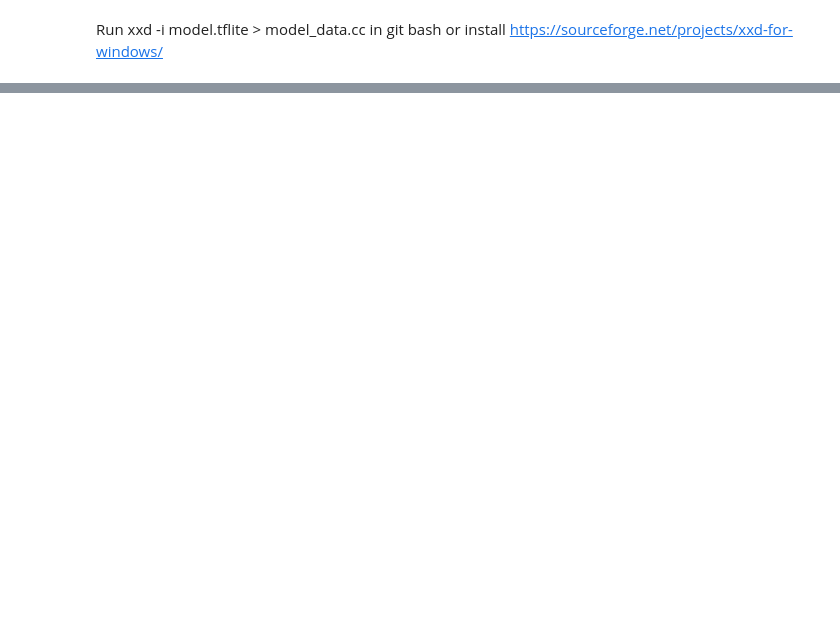
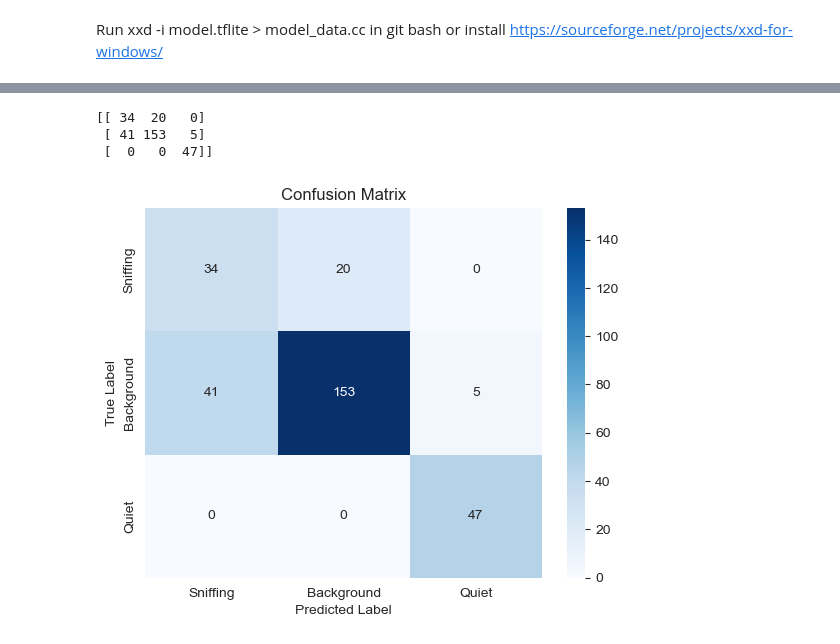
Before and after one commit to Joerg-Schultz/SniffingDetector, a Jupyter notebook: Detecting/NeuralNetwork/BuildTinyML.ipynb, the cells around one changed output, grey strips where cells are left out. Drawn from its saved outputs; the diff is of its cells as text; code cells hidden in the pictures; blank space fills up the shorter version.

```diff
--- a/Detecting/NeuralNetwork/BuildTinyML.ipynb
+++ b/Detecting/NeuralNetwork/BuildTinyML.ipynb
@@ -1,8 +1,10 @@
 # %%
 model_name = "SniffingNetwork"
 stage = "Production"
-run_name = "first tiny network"
-description = "First version"
+run_name = "three neurons"
+description = "tiny network for three neurons"
+
+data_classes = ["Sniffing", "Background", "Quiet"]
 # %%
 # Code copied from BuildModel_twoOutputNeurons. Maybe merge?
 import tensorflow_io as tfio
@@ -76,9 +87,6 @@ with mlflow.start_run(run_name=run_name) as run:
     mlflow.log_param("Description", description)
 
     correct_class_imbalance = True
-    sniffingDir = "data/train/Sniffing"
-    backgroundDir = "data/train/Background"
-
 
     # TODO Don't make a local copy
     model = mlflow.keras.load_model(model_uri)
@@ -193,0 +166,38 @@ FN: 22 (34.375) TN: 142 (73.95833333333334)
+# %%
+from sklearn.metrics import confusion_matrix
+import numpy as np
+
+predicted_labels = []
+true_labels = []
+with mlflow.start_run(run_id=run_id, run_name=run_name) as run:
+    mlflow.log_artifact('./tflite_models/model_data.cc')
+    for index, data_class in enumerate(data_classes):
+        for audio_file in glob.glob(f"./data/test/{data_class}/*.wav"):
+            tf_lite_result = make_tflite_prediction(audio_file)[0]
+            prediction = np.argmax(tf_lite_result)
+            predicted_labels.append(prediction)
+            true_labels.append(index)
+
+    cm = confusion_matrix(true_labels, predicted_labels)
+    print(cm)
+# %% [output]
+[[ 34  20   0]
+ [ 41 153   5]
+ [  0   0  47]]
+# %%
+import seaborn as sns
+import matplotlib.pyplot as plt
+
+with mlflow.start_run(run_id=run_id, run_name=run_name) as run:
+    sns.heatmap(cm, annot=True, cmap='Blues', fmt='d', xticklabels=data_classes, yticklabels=data_classes)
+    # Set the title and axis labels
+    plt.title('Confusion Matrix')
+    plt.xlabel('Predicted Label')
+    plt.ylabel('True Label')
+
+    # Show the plot
+    fig = plt.gcf()
+    mlflow.log_figure(fig, 'ConfusionMatrix.png')
+    plt.show()
+# %% [output]
+[figure, added]
```
Also changed, not shown: parts of 4 cells of this notebook, 1 other file.
